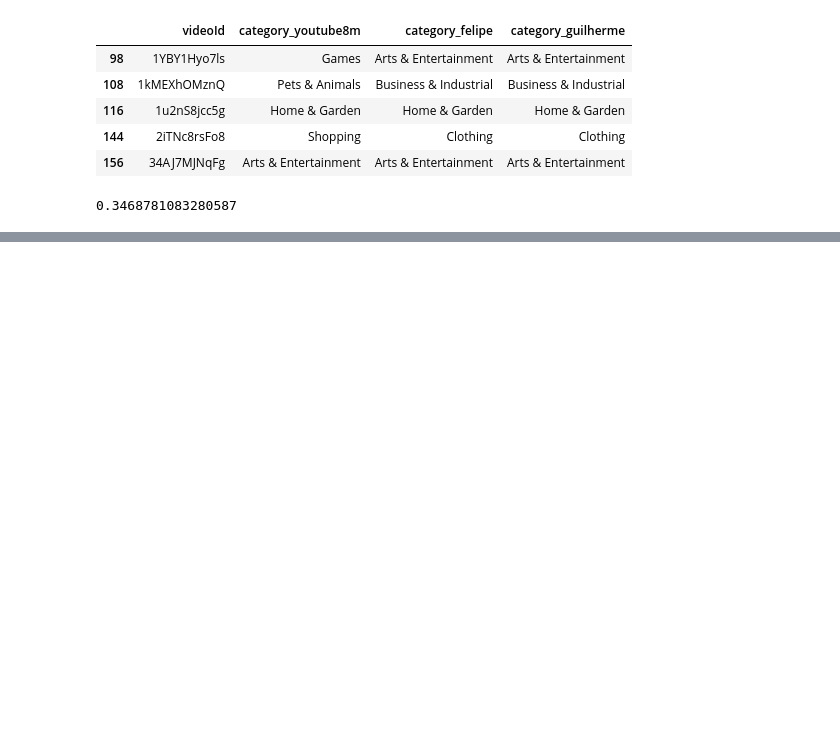
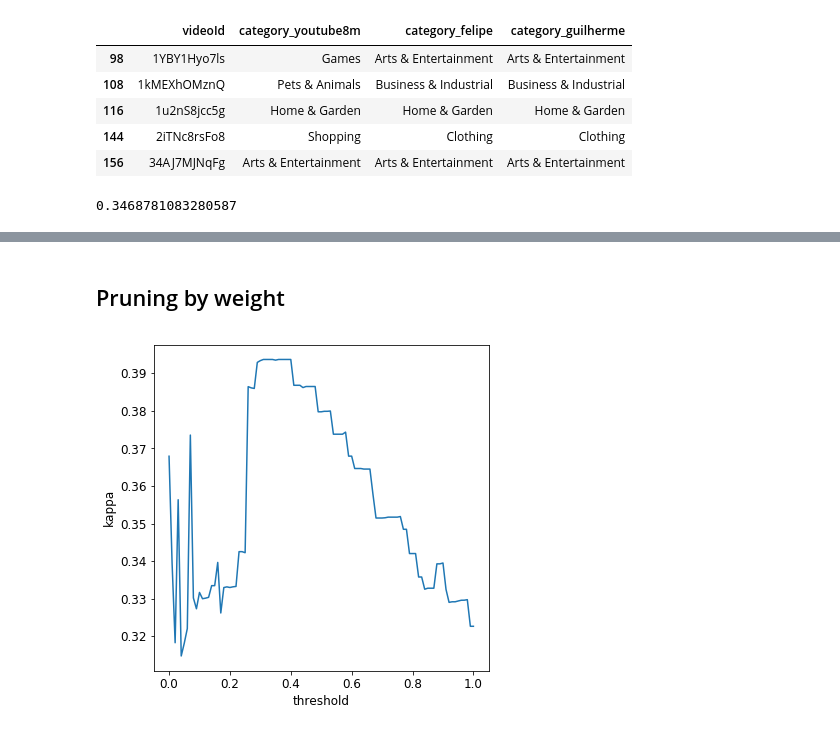
Before and after one commit to FelipeGiori/MSI-II, a Jupyter notebook: notebooks/ads_kappa_fleiss.ipynb, the cells around one changed output, grey strips where cells are left out. Drawn from its saved outputs; the diff is of its cells as text; code cells hidden in the pictures; blank space fills up the shorter version.

Commit message:
R kappa_fleiss and weight pruning

```diff
--- a/notebooks/ads_kappa_fleiss.ipynb
+++ b/notebooks/ads_kappa_fleiss.ipynb
@@ -177,0 +206,47 @@ fleiss_kappa(coding)
+# %% [markdown]
+## Pruning by weight
+# %%
+def prune_by_weight(df, x):
+    df['category_youtube8m_pw'] = ""
+    for index, row in df.iterrows():
+        a = dict(row['labels'])
+        b = a.copy()
+        for cat, value in a.items():
+            if(float(value) < x):
+                if(len(b) > 1):
+                    del b[cat]
+        df.at[index, 'category_youtube8m_pw'] = list(b.keys())
+# %%
+prune_by_weight(ads, 0.01)
+# %%
+def best_prune(df, cat_dict, felipe_coding, guilherme_coding):
+    th = np.linspace(0, 1, 101)
+    kappas = []
+    for x in th:
+        prune_by_weight(df, x)
+        df['category_youtube8m_pw'] = df['category_youtube8m_pw'].apply(most_frequent, 1)
+        df['category_youtube8m_pw'] = df['category_youtube8m_pw'].replace(cat_dict)
+
+        coding = df.copy()
+        coding = coding[['videoId', 'category_youtube8m_pw']]
+        coding = coding.join(felipe_coding.set_index('ad_id'), on='videoId')
+        coding = coding.join(guilherme_coding.set_index('ad_id'), on='videoId')
+        coding = coding.dropna()
+        coding = coding.drop_duplicates()
+        coding.columns = ['videoId', 'category_youtube8m', 'category_felipe', 'category_guilherme']
+
+        kappas.append(fleiss_kappa(coding))
+    return th, kappas
+# %%
+x, kappa = best_prune(ads, cat_dict, felipe_coding, guilherme_coding)
+# %%
+plt.figure(figsize=(6, 6))
+plt.plot(x, kappa)
+plt.ylabel("kappa", fontsize=12)
+plt.xlabel("threshold", fontsize=12)
+plt.xticks(fontsize=12)
+plt.yticks(fontsize=12)
+#plt.ylim((0, 0.5))
+plt.show()
+# %% [output]
+[figure, added]
```
Also changed, not shown: parts of 11 cells of this notebook.
